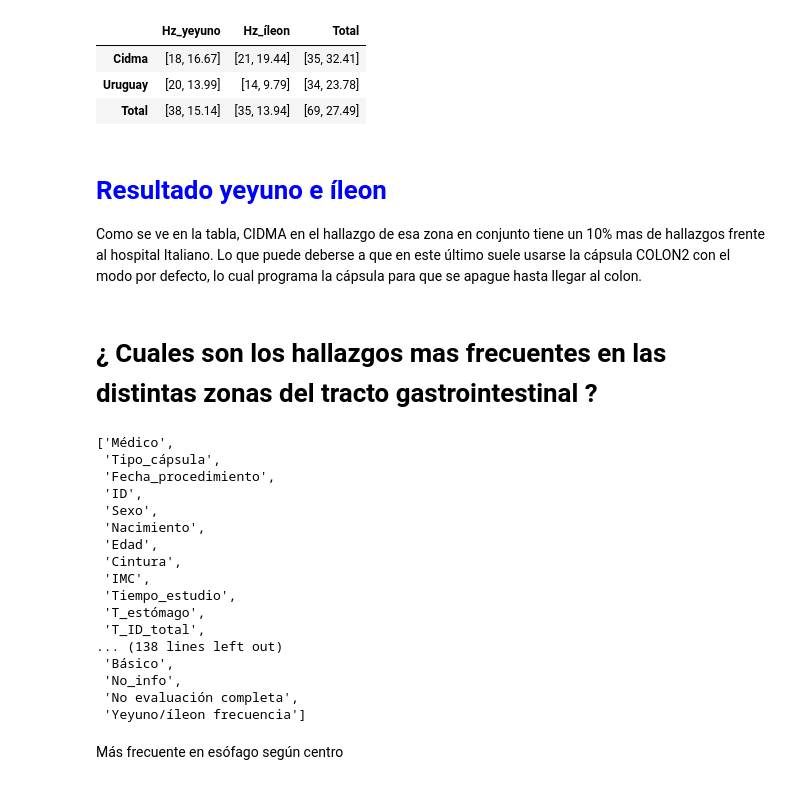
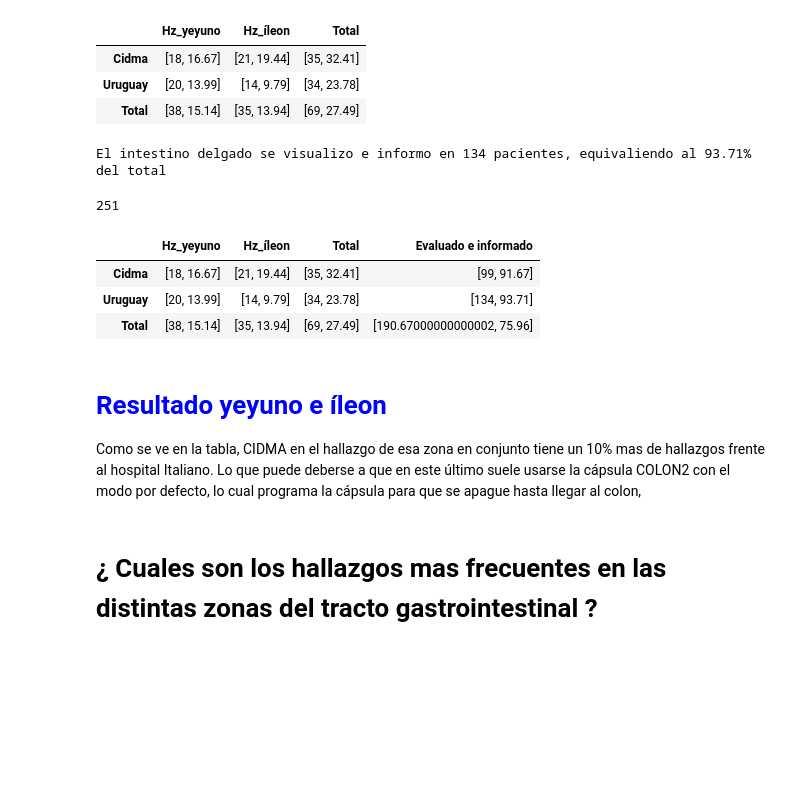
Before and after one commit to Hermenegildo12/Capsula_endoscopia, a Jupyter notebook: Capsula.ipynb, the cells around one changed output. Cells and saved outputs as stored; diff of their text form; code cells hidden in the pictures; blank space fills up the shorter version.

```diff
--- a/Capsula.ipynb
+++ b/Capsula.ipynb
@@ -1623,31 +1623,36 @@ oculto
 | Cidma | [18, 16.67] | [21, 19.44] | [35, 32.41] |
 | Uruguay | [20, 13.99] | [14, 9.79] | [34, 23.78] |
 | Total | [38, 15.14] | [35, 13.94] | [69, 27.49] |
+# %%
+c_vision_del=len(datos[((datos["No_evaluable_del"]==0)& (datos['No_informado_del']==0)) &
+                     ((datos['Médico']==0)) ])
+u_vision_del=len(datos[((datos["No_evaluable_del"]==0)& (datos['No_informado_del']==0)) &
+                     ((datos['Médico']==1)) ])
+# %%
+c_vision_del_por=por(len(datos[datos["Médico"]==0]),c_vision_del)
+u_vision_del_por=por(len(datos[datos["Médico"]==1]),u_vision_del)
+
+print("El intestino delgado se visualizo e informo en {} pacientes, equivaliendo al {}% del total".format(vision_del,vision_del_por))
+# %% [output]
+El intestino delgado se visualizo e informo en 134 pacientes, equivaliendo al 93.71% del total
+# %%
+oculto["Evaluado e informado "]= [[c_vision_del,c_vision_del_por],[u_vision_del,
+                                                                   u_vision_del_por],[c_vision_del+c_vision_del_por,
+                                                                                     por(len(datos),c_vision_del+c_vision_del_por)]]
+# %%
+len(datos)
+# %% [output]
+251
+# %%
+oculto
+# %% [output]
+|  | Hz_yeyuno | Hz_íleon | Total | Evaluado e informado |
+| Cidma | [18, 16.67] | [21, 19.44] | [35, 32.41] | [99, 91.67] |
+| Uruguay | [20, 13.99] | [14, 9.79] | [34, 23.78] | [134, 93.71] |
+| Total | [38, 15.14] | [35, 13.94] | [69, 27.49] | [190.67000000000002, 75.96] |
 # %% [markdown]
 # <font color='blue'>Resultado yeyuno e íleon</font>
 
-Como se ve en la tabla, CIDMA en el hallazgo de esa zona en conjunto tiene un 10% mas de hallazgos frente al hospital Italiano. Lo que puede deberse a que en este último suele usarse la cápsula COLON2 con el modo por defecto, lo cual programa la cápsula para que se apague hasta llegar al colon.
+Como se ve en la tabla, CIDMA en el hallazgo de esa zona en conjunto tiene un 10% mas de hallazgos frente al hospital Italiano. Lo que puede deberse a que en este último suele usarse la cápsula COLON2 con el modo por defecto, lo cual programa la cápsula para que se apague hasta llegar al colon,
 # %% [markdown]
 # ¿ Cuales son los hallazgos mas frecuentes en las distintas zonas del tracto gastrointestinal ?
-# %%
-datos.columns.tolist()
-# %% [output]
-['Médico',
- 'Tipo_cápsula',
- 'Fecha_procedimiento',
- 'ID',
- 'Sexo',
- 'Nacimiento',
- 'Edad',
- 'Cintura',
- 'IMC',
- 'Tiempo_estudio',
- 'T_estómago',
- 'T_ID_total',
-... (138 lines left out)
- 'Básico',
- 'No_info',
- 'No evaluación completa',
- 'Yeyuno/íleon frecuencia']
-# %% [markdown]
-Más frecuente en esófago según centro
```
Also changed, not shown: parts of 27 cells of this notebook, 2 other files.
